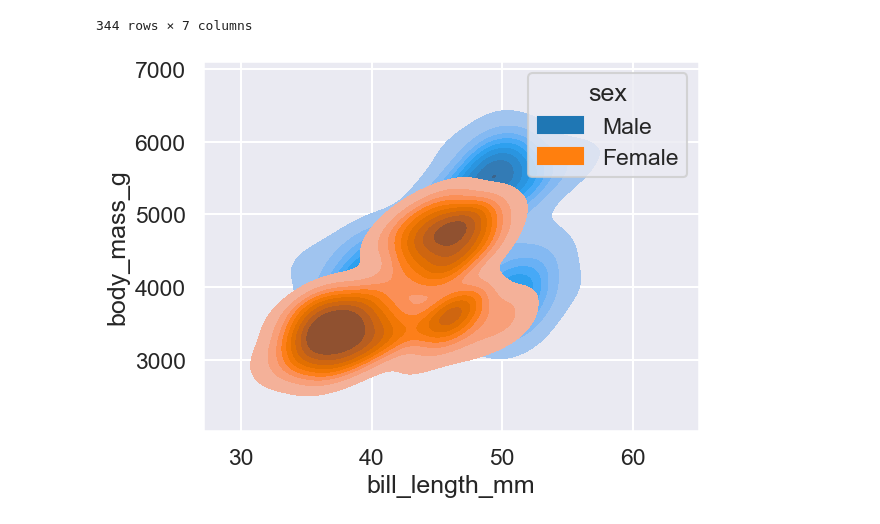
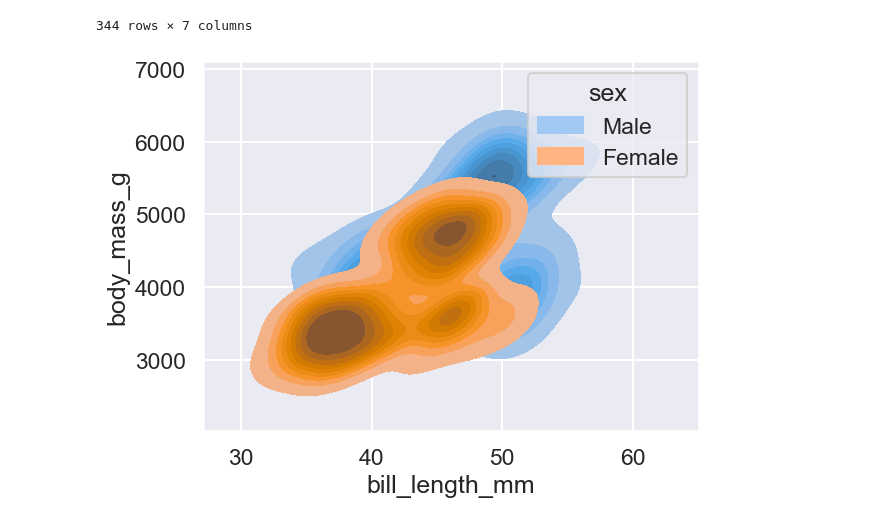
Before and after one commit to Geeky-Rajiv27/Seaborn_learnings, a Jupyter notebook: 11-ViolinPlot.ipynb, the cells around one changed output. Cells and saved outputs as stored; diff of their text form; code cells hidden in the pictures.

```diff
--- a/11-ViolinPlot.ipynb
+++ b/11-ViolinPlot.ipynb
@@ -174,12 +174,13 @@ df
 # %%
 sns.kdeplot(
     df,
     x='bill_length_mm',
     y='body_mass_g',
     hue='sex',
     bw_adjust=0.8,
-    fill=True #NOTE: this is depreciated version shade=True
+    fill=True, #NOTE: this is depreciated version shade=True
+    palette='pastel'
     )
 plt.show()
 # %% [output]
-[figure, old version]
+[figure, new version]
```
Also changed, not shown: 1 other file.
